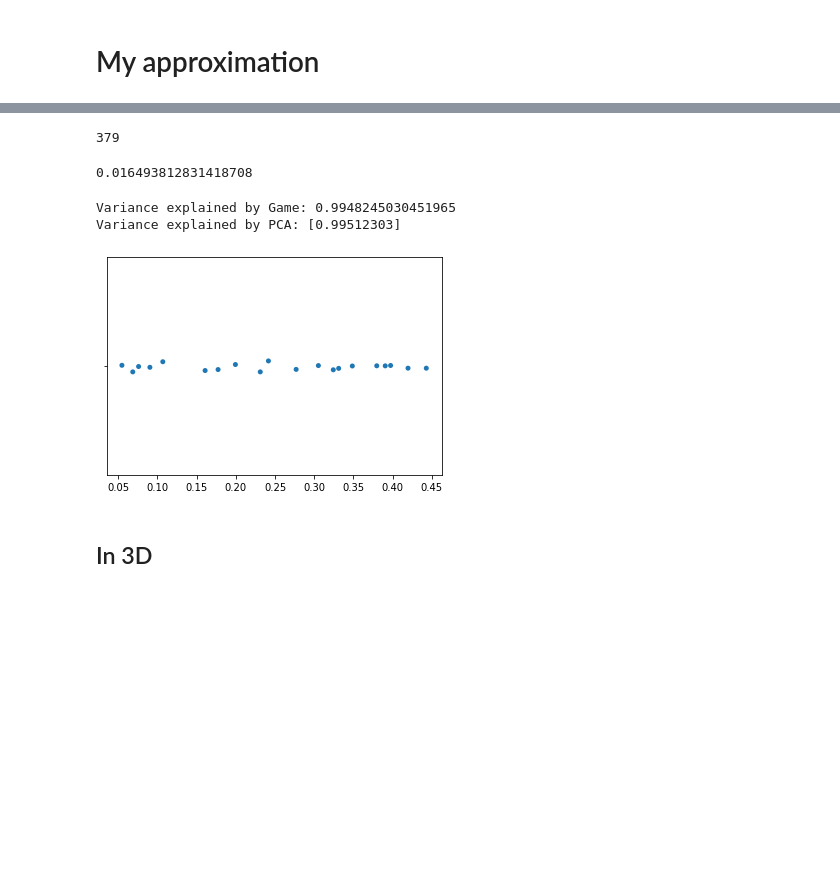
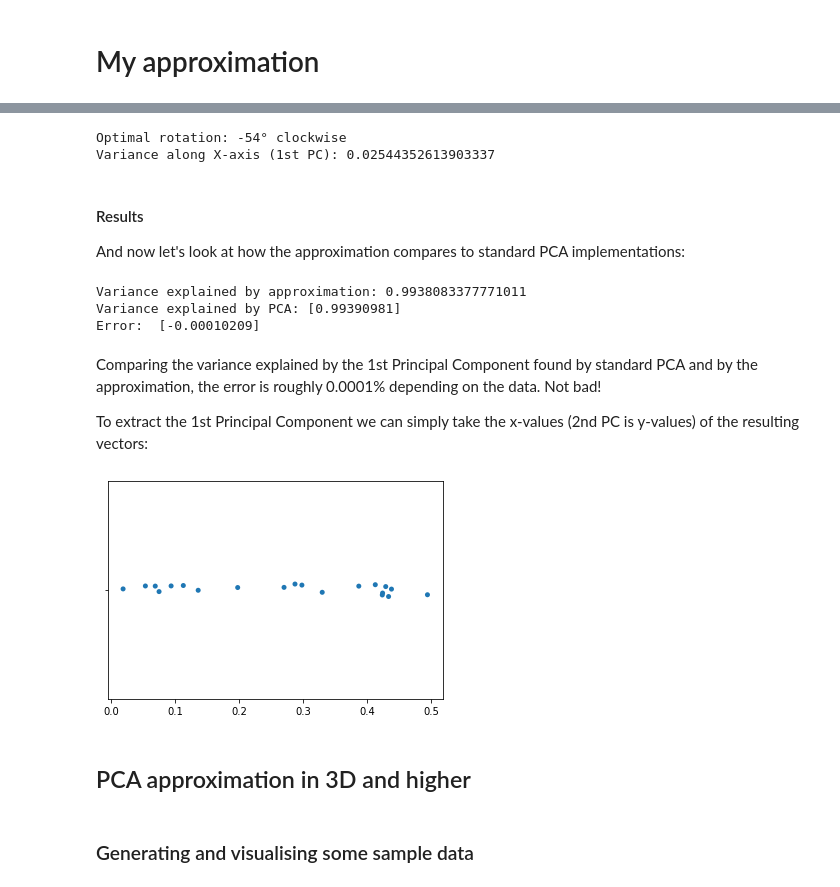
Before and after one commit to notpaulmartin/PCA, a Jupyter notebook: notebook.ipynb, the cells around one changed output, grey strips where cells are left out. Saved outputs shown, nothing was run; the diff lists cells and outputs as text; code cells hidden in the pictures; blank space fills up the shorter version.

```diff
--- a/notebook.ipynb
+++ b/notebook.ipynb
@@ -50,7 +70,6 @@ c = 4
 # %%
-xs, ys = genData(m, c, size=20, noiseFactor=0.3)
-xs = normalize(xs)
-ys = normalize(ys)
+xs, ys = genNdData(n=2, size=20, noiseFactor=0.01)
+vectors2d = transpose([xs, ys])
 
 sns.scatterplot(x=xs, y=ys)
 
@@ -81,12 +118,17 @@ sns.stripplot(x=xs_reduced, jitter=0.03)
 # %%
-vector = [1,0]
+vectorToRotate = [1, 0, 0]
 
 rotation_degrees = 90
 rotation_radians = np.radians(rotation_degrees)
 
-plane_v1 = np.array([1, 0])
-plane_v2 = np.array([0, 1])
+plane_v1 = np.array([1, 0, 0])
+plane_v2 = np.array([0, 1, 0])
 
-M = mgen.rotation_from_angle_and_plane(rotation_radians, plane_v1, plane_v2)
-M.dot(vector)
+# Create two rotation matrices to compare
+M1 = mgen.rotation_around_axis([0, 0, 1], rotation_radians)
+M2 = mgen.rotation_from_angle_and_plane(rotation_radians, plane_v1, plane_v2)
+
+# e-16 is a floating point error and can be considered 0
+print(M1.dot(vectorToRotate))
+print(M2.dot(vectorToRotate))
 # %% [output]
@@ -125,16 +168,16 @@ vectors = list(zip(xs, ys))
 angle = 0
 angle_change = 1
 
-var = 0
-var_new = stats.variance( xsOf(vectors) )
+var = -1
+var_new = 0
 
-vectors_new = vectors[:]
+vectors = np.copy(vectors2d)
 
 while var < var_new:
     var = var_new
 
-    vectors_left = rotateAll(vectors_new, -angle_change)
-    vectors_right = rotateAll(vectors_new, angle_change)
+    vectors_left = rotateAll(vectors, -angle_change)
+    vectors_right = rotateAll(vectors, angle_change)
 
     var_left = stats.variance(xsOf(vectors_left))
     var_right = stats.variance(xsOf(vectors_right))
@@ -142,40 +185,49 @@ while var < var_new:
     if var_left < var_right:
         var_new = var_right
         angle += angle_change
-        vectors_new = vectors_right
+        vectors = vectors_right
 
     elif var_right < var_left:
         var_new = var_left
         angle -= angle_change
-        vectors_new = vectors_left
+        vectors = vectors_left
 
     else:
         break
 
-if angle < 0:
-    angle = 360 - angle
-
-print(angle)
-var_new
+print(f'Optimal rotation: {angle}° clockwise')
+print(f'Variance along X-axis (1st PC): {var_new}')
 # %% [output]
-379
+Optimal rotation: -54° clockwise
+Variance along X-axis (1st PC): 0.02544352613903337
-0.016493812831418708
+# %% [markdown]
+#### Results
+And now let's look at how the approximation compares to standard PCA implementations:
 # %%
 # Variance explained
-xs, ys = unzip(vectors)
+xs, ys = unzip(vectors2d)
 var_explained = var_new/(stats.variance(xs) + stats.variance(ys))
 
-print( "Variance explained by Game:", var_explained)
+print( "Variance explained by approximation:", var_explained)
 print( "Variance explained by PCA:", pca.explained_variance_ratio_)
+
+print("Error: ", (var_explained - pca.explained_variance_ratio_)/ pca.explained_variance_ratio_)
 # %% [output]
-Variance explained by Game: 0.9948245030451965
-Variance explained by PCA: [0.99512303]
+Variance explained by approximation: 0.9938083377771011
+Variance explained by PCA: [0.99390981]
+Error:  [-0.00010209]
+# %% [markdown]
+Comparing the variance explained by the 1st Principal Component found by standard PCA and by the approximation, the error is roughly 0.0001% depending on the data. Not bad!
+
+To extract the 1st Principal Component we can simply take the x-values (2nd PC is y-values) of the resulting vectors:
 # %%
-plot1d(xsOf(vectors_new))
+plot1d(xsOf(vectors))
 # %% [output]
-[figure, old version]
+[figure, new version]
-# %% [markdown]
-## In 3D
+# %% [markdown]
+## PCA approximation in 3D and higher
+# %% [markdown]
+### Generating and visualising some sample data
 # %%
 def plot3d(vectors):
     xs, ys, zs = unzip(vectors)
```
Also changed, not shown: parts of 46 cells of this notebook, 9 other files.
